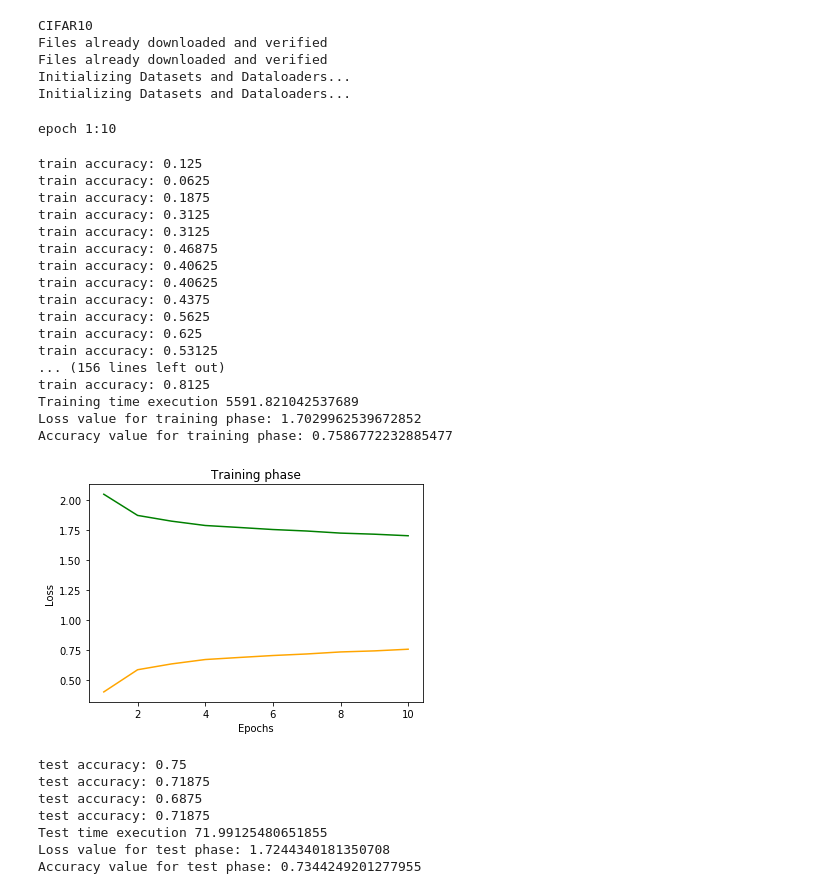
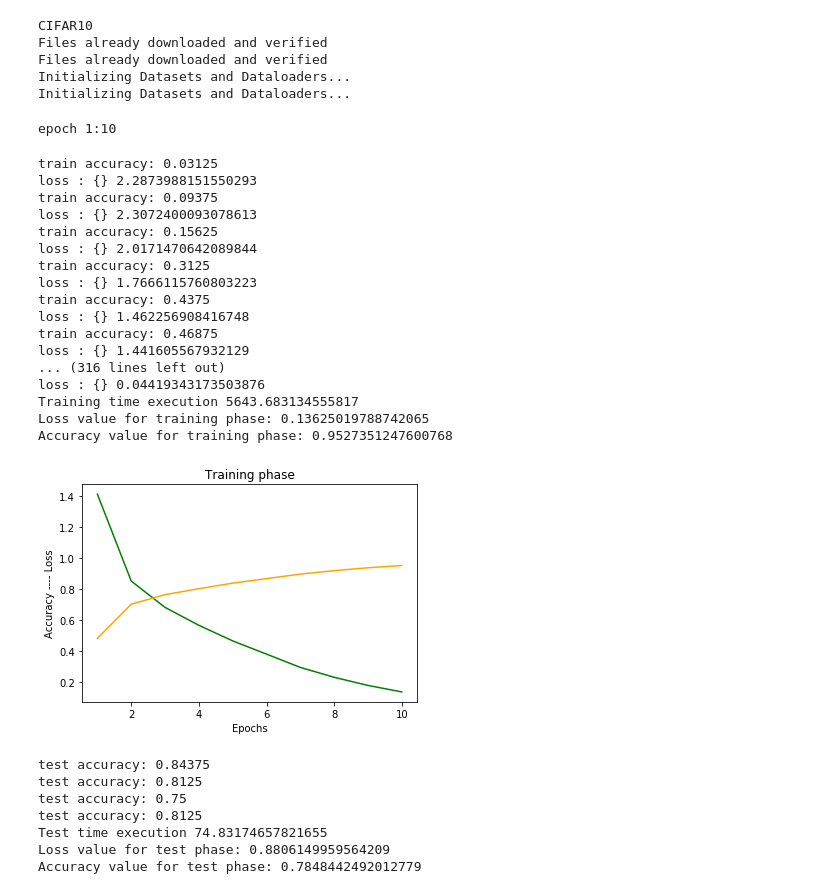
Before and after one commit to Riretta/Interaction_Capsules_in_ResNetCaps, a Jupyter notebook: MultimodalFusion_CAPSNETS/Multimodal_Fusion_CAPSNET.ipynb, the cells around one changed output. Saved outputs shown, nothing was run; the diff lists cells and outputs as text; code cells hidden in the pictures.

```diff
--- a/MultimodalFusion_CAPSNETS/Multimodal_Fusion_CAPSNET.ipynb
+++ b/MultimodalFusion_CAPSNETS/Multimodal_Fusion_CAPSNET.ipynb
@@ -135,7 +205,7 @@ class Interaction(nn.Module):
         digit1,_ = self.modelCaps1(inputs)
         digit2,_ = self.modelCaps2(inputs)
 
-        output = F.softmax(self.modelLin(self.interaction(digit1,digit2)),dim=1)
+        output = self.modelLin(self.interaction(digit1,digit2))
         return output
 
     def interaction(self,x,y):
@@ -174,6 +244,18 @@ class Interaction(nn.Module):
         Z = Z.view(batch,labels_size)
 
         return Z
+# %%
+def lr_decrease(optimizer, lr_clip):
+    for param_group in optimizer.param_groups:
+        init_lr = param_group['lr']
+        param_group['lr'] = init_lr*lr_clip
+
+def isnan(x):
+    return x != x
+# %%
+lr = 0.001
+threshold = 30
+lr_clip = 0.01
 # %%
 model = Interaction(NUM_CLASSES)
 #model = model.to(device)
@@ -181,9 +263,8 @@ model = model.cuda(device)
 
 #optimizers
 criterion = nn.CrossEntropyLoss()
-optimizer = optim.Adam(filter(lambda p: p.requires_grad, model.parameters()),lr = 0.001)
+optimizer = optim.Adam(filter(lambda p: p.requires_grad, model.parameters()),lr = lr)
 n_epochs = 10
-
 #train
 start = time.time()
 #batch_id = 100
@@ -199,6 +280,7 @@ for epoch in range(n_epochs):
 
     print('epoch {}:{}'.format(epoch+1, n_epochs))
     for batch_id, (inputs, labels) in enumerate(dataloaders['train']):
+        if MARVEL_USE: labels = labels-1
         labels =torch.eye(NUM_CLASSES).index_select(dim=0, index=labels)
         inputs, labels = Variable(inputs), Variable(labels)
         inputs = inputs.to(device)
@@ -219,6 +301,7 @@ for epoch in range(n_epochs):
         if batch_id % 100 == 0:
             print("train accuracy:", sum(np.argmax(outputs.data.cpu().numpy(), 1) ==
                                    np.argmax(labels.data.cpu().numpy(), 1)) / float(batch_size))
+            print("loss : {}",format(loss.data[0]))
             if verbose: print("masked {}".format(np.argmax(masked.data.cpu().numpy(), 1)))
             if verbose: print("labels {}".format(np.argmax(labels.data.cpu().numpy(), 1)))
         #                batch_accuracy.append(sum(np.argmax(preds.data.cpu().numpy(), 1) ==
@@ -226,45 +309,54 @@ for epoch in range(n_epochs):
     accuracy_train.append(train_accuracy/len(dataloaders['train']))
     loss_train.append(train_loss/len(dataloaders['train']))
 
+    if epoch>2:
+        if accuracy_train[-1]<(accuracy_train[-2]*0.5):
+            print("Learnining rate decrease")
+            lr_decrease(optimizer,lr_clip)
+    if epoch == threshold:
+        print("Learnining rate decrease")
+        lr_decrease(optimizer, lr_clip)
+
 end = time.time()
 print("Training time execution {}".format(end-start))
 print("Loss value for training phase: {}".format(train_loss / len(dataloaders['train'])))
 print("Accuracy value for training phase: {}".format(train_accuracy / len(dataloaders['train'])))
 # %% [output]
 epoch 1:10
-train accuracy: 0.125
-train accuracy: 0.0625
-train accuracy: 0.1875
+train accuracy: 0.03125
+loss : {} 2.2873988151550293
+train accuracy: 0.09375
+loss : {} 2.3072400093078613
+train accuracy: 0.15625
+loss : {} 2.0171470642089844
 train accuracy: 0.3125
-train accuracy: 0.3125
+loss : {} 1.7666115760803223
+train accuracy: 0.4375
+loss : {} 1.462256908416748
 train accuracy: 0.46875
-train accuracy: 0.40625
-train accuracy: 0.40625
-train accuracy: 0.4375
-train accuracy: 0.5625
-train accuracy: 0.625
-train accuracy: 0.53125
-... (156 lines left out)
-train accuracy: 0.8125
-Training time execution 5591.821042537689
-Loss value for training phase: 1.7029962539672852
-Accuracy value for training phase: 0.7586772232885477
+loss : {} 1.441605567932129
+... (316 lines left out)
+loss : {} 0.04419343173503876
+Training time execution 5643.683134555817
+Loss value for training phase: 0.13625019788742065
+Accuracy value for training phase: 0.9527351247600768
 # %%
 epochs = np.arange(1,n_epochs+1)
 plt.plot(epochs, loss_train, color='g')
 plt.plot(epochs, accuracy_train, color='orange')
 plt.xlabel('Epochs')
-plt.ylabel('Loss')
+plt.ylabel('Accuracy ---- Loss')
 plt.title('Training phase')
 plt.show()
 # %% [output]
-[figure, old version]
+[figure, new version]
 # %%
 model.eval()
 test_loss = 0
 test_accuracy = 0
 start = time.time()
 for batch_id, (inputs, labels) in enumerate(dataloaders['val']):
+    if MARVEL_USE: labels = labels-1
 
     labels = torch.eye(NUM_CLASSES).index_select(dim=0, index=labels)
     inputs, labels = Variable(inputs), Variable(labels)
@@ -284,14 +376,14 @@ for batch_id, (inputs, labels) in enumerate(dataloaders['val']):
 end = time.time()
 print("Test time execution {}".format(end-start))
 print("Loss value for test phase: {}".format(test_loss /  len(dataloaders['val'])))
-print("Accuracy value for test phase: {}".format(test_accuracy /  len(dataloaders['val'])))
+print("Accuracy value for test phase: {}".format(test_accuracy / len(dataloaders['val'])))
 # %% [output]
+test accuracy: 0.84375
+test accuracy: 0.8125
 test accuracy: 0.75
-test accuracy: 0.71875
-test accuracy: 0.6875
-test accuracy: 0.71875
-Test time execution 71.99125480651855
-Loss value for test phase: 1.7244340181350708
-Accuracy value for test phase: 0.7344249201277955
+test accuracy: 0.8125
+Test time execution 74.83174657821655
+Loss value for test phase: 0.8806149959564209
+Accuracy value for test phase: 0.7848442492012779
 # %%
 torch.cuda.empty_cache()
```
Also changed, not shown: parts of 4 cells of this notebook, 3 other files.
